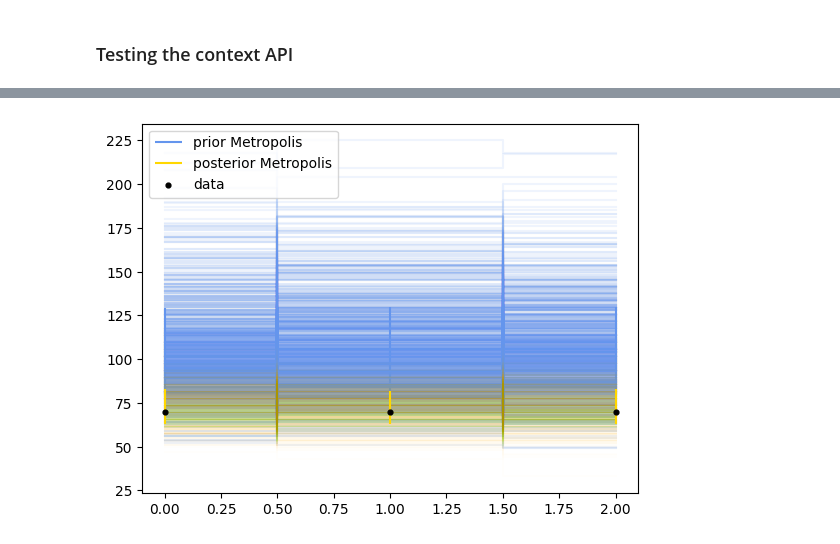
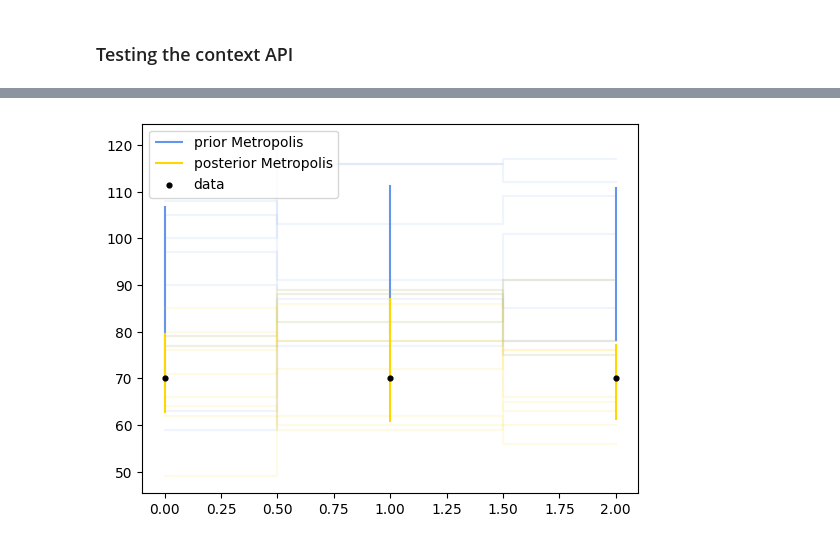
Before and after one commit to malin-horstmann/bayesian_pyhf, a Jupyter notebook: examples/context.ipynb, the cells around one changed output, grey strips where cells are left out. Drawn from its saved outputs; the diff is of its cells as text; code cells hidden in the pictures.

```diff
--- a/examples/context.ipynb
+++ b/examples/context.ipynb
@@ -46,7 +46,7 @@ prepared_model = prepare_inference.prepare_model(model=model, observations=obs,
 ### Testing the context API
 # %%
 with context_inference.pyhf_model(prepared_model):
-    post_data = pm.sample(1000, chains = 1, step=pm.Metropolis())
+    post_data = pm.sample(10, chains = 1, init='advi')
     post_pred = pm.sample_posterior_predictive(post_data)
-    prior_pred = pm.sample_prior_predictive(1000)
+    prior_pred = pm.sample_prior_predictive(10)
 # %% [output]
@@ -55,21 +61,21 @@ Sampling: [Expected_Data, Normals, Unconstrained]
 # %%
 # Prior
 plt.step(np.linspace(0,nBins-1,nBins),prior_pred.prior_predictive.Expected_Data[0].T, alpha = 0.1, c = 'cornflowerblue', where = 'mid');
 plt.vlines(np.arange(nBins),*np.quantile(prior_pred.prior_predictive.Expected_Data[0],[.15,.85],axis=0), colors = 'cornflowerblue', label='prior Metropolis');
 
 # Posterior
-plt.step(np.linspace(0,nBins-1,nBins),post_pred.posterior_predictive.Expected_Data[0].T, alpha = 0.01, c = 'gold', where = 'mid');
+plt.step(np.linspace(0,nBins-1,nBins),post_pred.posterior_predictive.Expected_Data[0].T, alpha = 0.11, c = 'gold', where = 'mid');
 plt.vlines(np.arange(nBins),*np.quantile(post_pred.posterior_predictive.Expected_Data[0],[.15,.85],axis=0), colors = 'gold', label='posterior Metropolis')
 
 # Observations
 plt.scatter(np.arange(nBins), obs, c = 'k',s=12, zorder = 999, label = "data")
 plt.legend(loc='upper left')
 
 plt.title(f'')
 
 plt.show()
 # %% [output]
-[figure, old version]
+[figure, new version]
 # %%
 # Parameter Corner Plots
 my_range = [(-5, 5), (-1, 12)]
```
Also changed, not shown: parts of 7 cells of this notebook.
